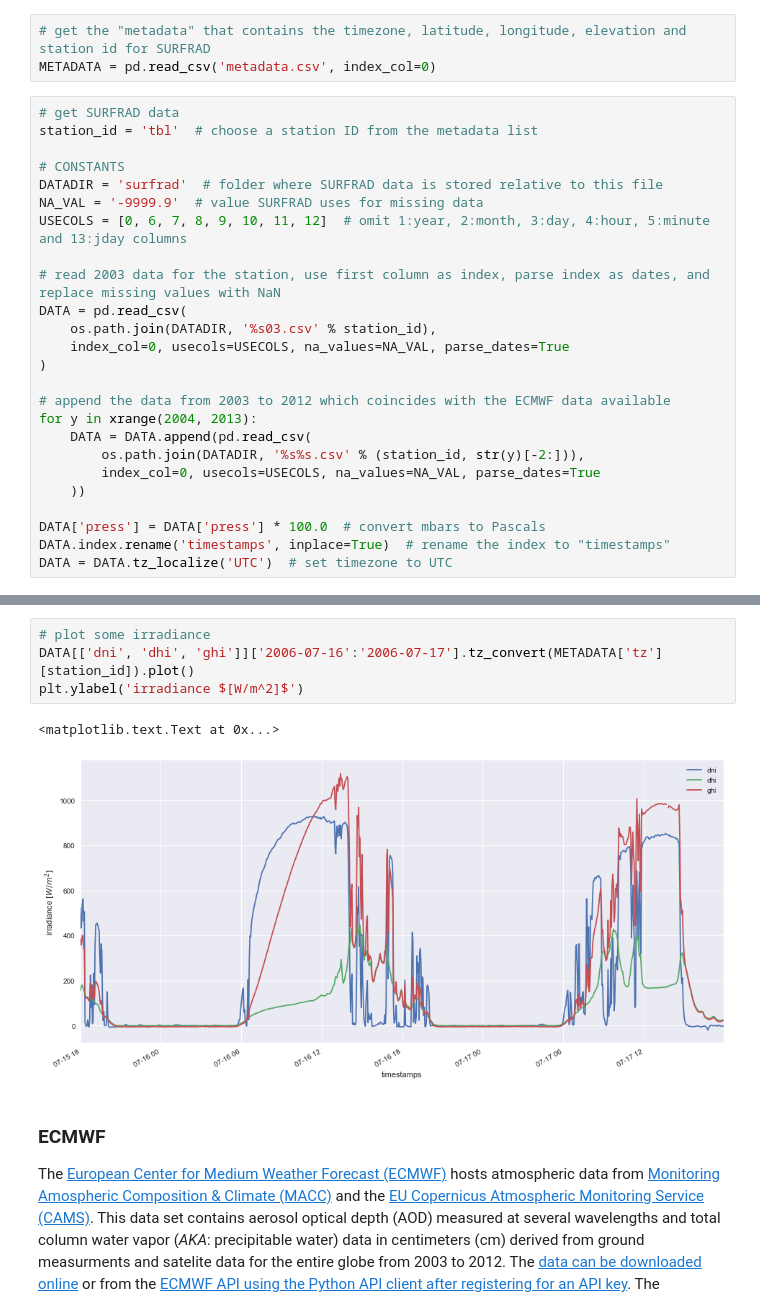
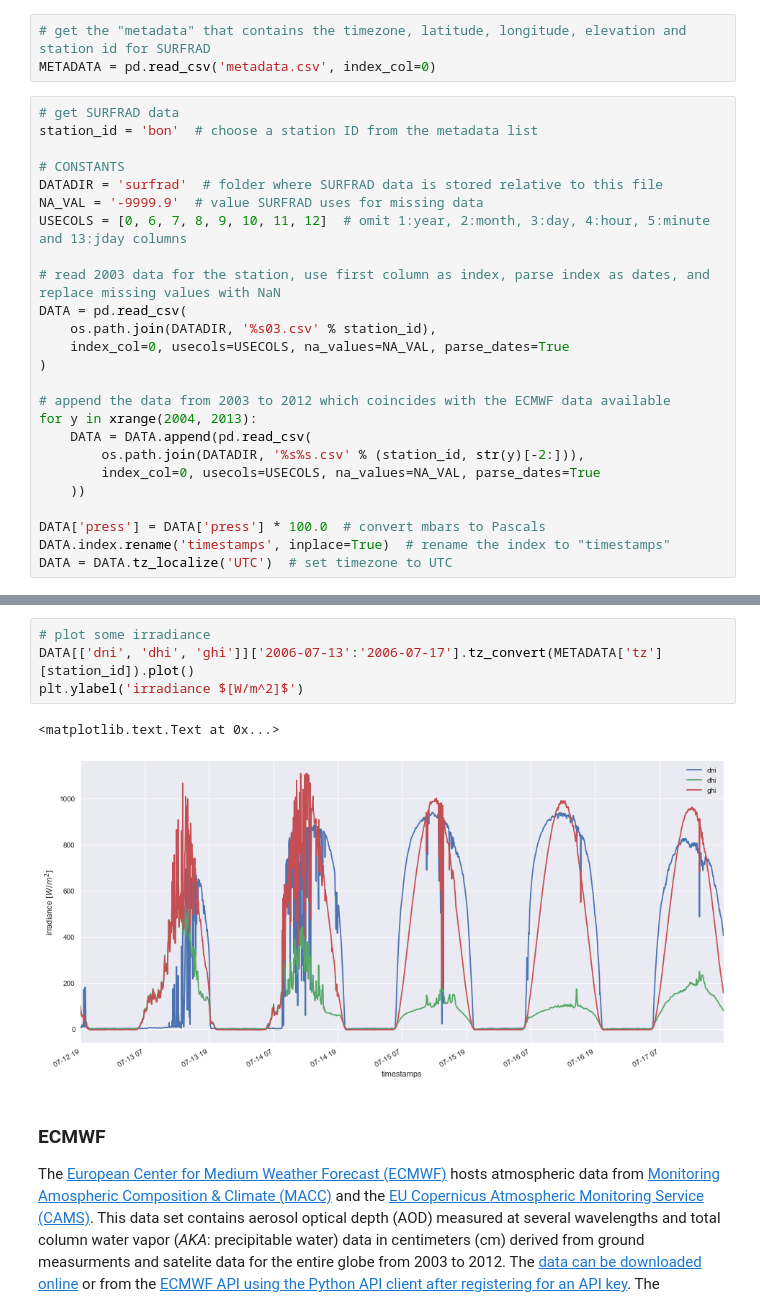
Before and after one commit to mikofski/pvsc44-clearsky-aod, a Jupyter notebook: PVSC-Clearsky-AOD.ipynb, the cells around one changed output, grey strips where cells are left out. Cells and saved outputs as stored; diff of their text form.

```diff
--- a/PVSC-Clearsky-AOD.ipynb
+++ b/PVSC-Clearsky-AOD.ipynb
@@ -52,7 +52,7 @@ There are three additional sites, Alamosa-CO, Red Lake-AZ, Rutland-VT, and Wasco
 METADATA = pd.read_csv('metadata.csv', index_col=0)
 # %%
 # get SURFRAD data
-station_id = 'tbl'  # choose a station ID from the metadata list
+station_id = 'bon'  # choose a station ID from the metadata list
 
 # CONSTANTS
 DATADIR = 'surfrad'  # folder where SURFRAD data is stored relative to this file
@@ -85,10 +85,10 @@ plt.ylabel('ambient temperature $[\degree C]$')
 # %%
 # plot some irradiance
-DATA[['dni', 'dhi', 'ghi']]['2006-07-16':'2006-07-17'].tz_convert(METADATA['tz'][station_id]).plot()
+DATA[['dni', 'dhi', 'ghi']]['2006-07-13':'2006-07-17'].tz_convert(METADATA['tz'][station_id]).plot()
 plt.ylabel('irradiance $[W/m^2]$')
 # %% [output]
 <matplotlib.text.Text at 0x...>
-[figure, old version]
+[figure, new version]
 # %% [markdown]
 ### ECMWF
 The [European Center for Medium Weather Forecast (ECMWF)](https://www.ecmwf.int/en/forecasts/datasets) hosts atmospheric data from [Monitoring Amospheric Composition & Climate (MACC)](http://www.gmes-atmosphere.eu/) and the [EU Copernicus Atmospheric Monitoring Service (CAMS)](http://atmosphere.copernicus.eu/). This data set contains aerosol optical depth (AOD) measured at several wavelengths and total column water vapor (_AKA_: precipitable water) data in centimeters (cm) derived from ground measurments and satelite data for the entire globe from 2003 to 2012. The [data can be downloaded online](http://apps.ecmwf.int/datasets/data/macc-reanalysis/levtype=sfc/) or from the [ECMWF API using the Python API client after registering for an API key](https://software.ecmwf.int/wiki/display/WEBAPI/Access+ECMWF+Public+Datasets). The downloaded data used in this analysis has spatial resolution of 0.75 &deg; x 0.75 &deg;. The timestamps are every 3-hours marked at the end of the measurement window - _EG_: each timestamp is the average over the preceeding interval.
```
Also changed, not shown: parts of 16 cells of this notebook, 1 other file.
